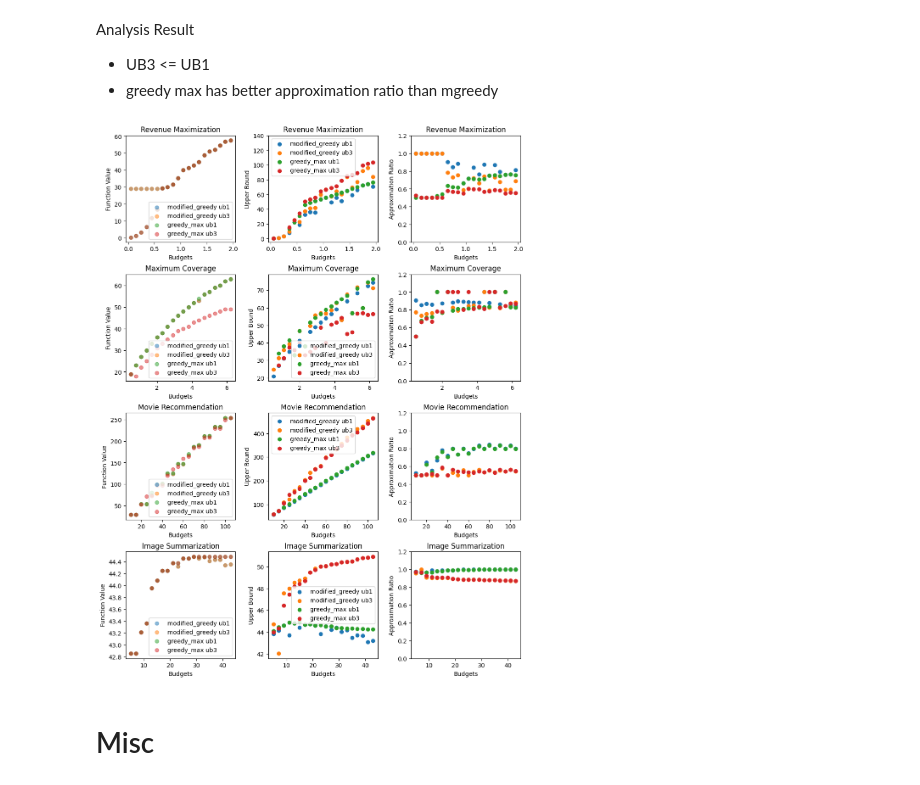
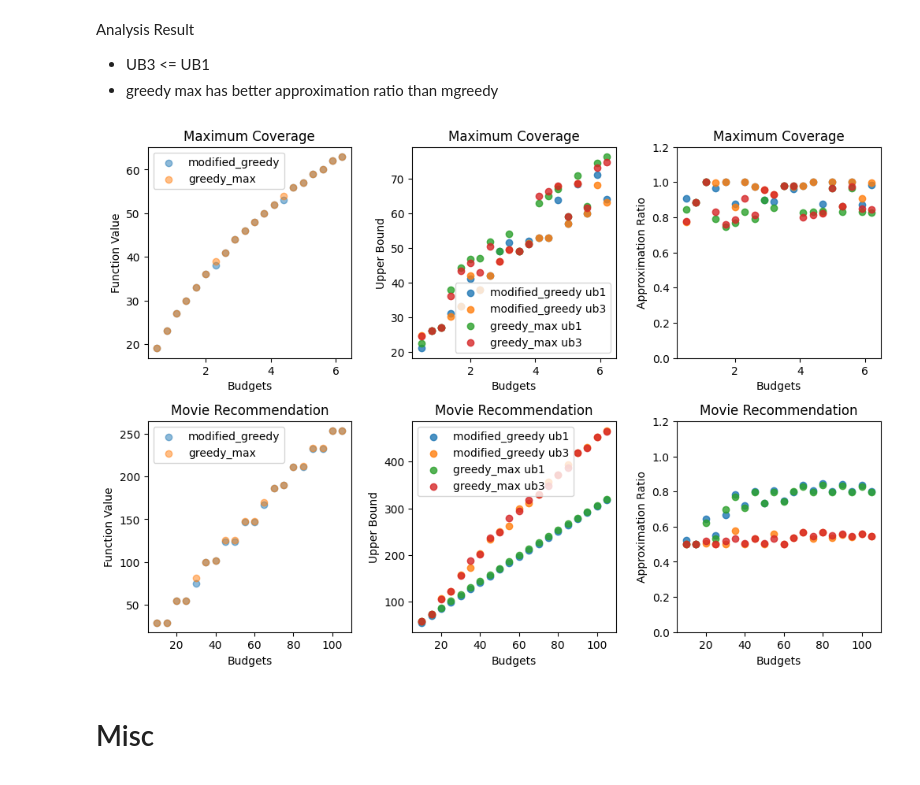
Before and after one commit to tongch8819/SubOptKnapsack, a Jupyter notebook: notebooks/plot.ipynb, the cells around one changed output. Drawn from its saved outputs; the diff is of its cells as text; code cells hidden in the pictures.

Commit message:
refactor algorithms

```diff
--- a/notebooks/plot.ipynb
+++ b/notebooks/plot.ipynb
@@ -40,60 +40,68 @@ Analysis Result
 # %%
 upper_bounds = ["ub1", "ub3"]
 algos = ["modified_greedy", "greedy_max"]
-# task_names = ["IdealMaxCovModel", "MovieRecommendation", "ImageSummarization"]
-task_names = ["RevenueMax", "IdealMaxCovModel", "MovieRecommendation", "ImageSummarization"]
+task_names = ["IdealMaxCovModel", "MovieRecommendation"]
+# task_names = ["RevenueMax", "IdealMaxCovModel", "MovieRecommendation", "ImageSummarization"]
 
 
 task2title = {
     "RevenueMax": "Revenue Maximization",
     "IdealMaxCovModel": "Maximum Coverage",
     "MovieRecommendation": "Movie Recommendation",
     "ImageSummarization": "Image Summarization",
 }
 result_root_dir = "../result"
 
 
 rows = len(task_names)
 cols = 3
 height, width = 4,4
 fig, axes = plt.subplots(rows, cols, figsize=(cols * width, rows * height),
     gridspec_kw={
 	'wspace' : 0.3,
 	'hspace' : 0.3,
 })
 
 for row_axes, task_name in zip(axes, task_names):
     left_ax, middle_ax, right_ax = row_axes
+
+    left_ax.set_xlabel("Budgets")
+    left_ax.set_ylabel("Function Value")
+    left_ax.set_title(task2title[task_name])
+
+    middle_ax.set_xlabel("Budgets")
+    middle_ax.set_ylabel("Upper Bound")
+    middle_ax.set_title(task2title[task_name])
+    if task_name == "RevenueMax":
+        middle_ax.set_ylim(-5, 140)
+
+    right_ax.set_xlabel("Budgets")
+    right_ax.set_ylabel("Approximation Ratio")
+    right_ax.set_ylim(0.0, 1.2)
+    right_ax.set_title(task2title[task_name])
+
     for algo in algos:
         for up in upper_bounds:
             X, Y, Z, W = load_series(algo, up, task_name, result_root_dir)
-            left_ax.scatter(X, Y, label="{} {}".format(algo, up), alpha=0.5)
-            left_ax.set_xlabel("Budgets")
-            left_ax.set_ylabel("Function Value")
-            left_ax.legend()
-            left_ax.set_title(task2title[task_name])
 
-            middle_ax.scatter(X, Z, label="{} {}".format(algo, up))
-            middle_ax.set_xlabel("Budgets")
-            middle_ax.set_ylabel("Upper Bound")
-            middle_ax.legend()
-            middle_ax.set_title(task2title[task_name])
-            if task_name == "RevenueMax":
-                middle_ax.set_ylim(-5, 140)
+            if up == "ub1":
+                # function value: same algorithm should have same function value
+                left_ax.scatter(X, Y, label="{}".format(algo), alpha=0.5)
+
+            middle_ax.scatter(X, Z, label="{} {}".format(algo, up), alpha=0.8)
 
             # TODO: floor and ceiling
             W = np.minimum(np.ones(shape=len(W)), np.array(W))
             W = np.maximum(0.5 * np.ones(shape=len(W)), np.array(W))
+            right_ax.scatter(X, W, label="{} {}".format(algo, up), alpha=0.8)
 
-            right_ax.scatter(X, W, label="{} {}".format(algo, up))
-            right_ax.set_xlabel("Budgets")
-            right_ax.set_ylabel("Approximation Ratio")
-            right_ax.set_ylim(0.0, 1.2)
-            # right_ax.legend()
-            right_ax.set_title(task2title[task_name])
+    left_ax.legend()
+    middle_ax.legend()
+    # right_ax.legend()
+
 plt.show()
 # %% [output]
-[figure, old version]
+[figure, new version]
 # %% [markdown]
 # Misc
 # %% [markdown]
```
Also changed, not shown: 7 other files.
